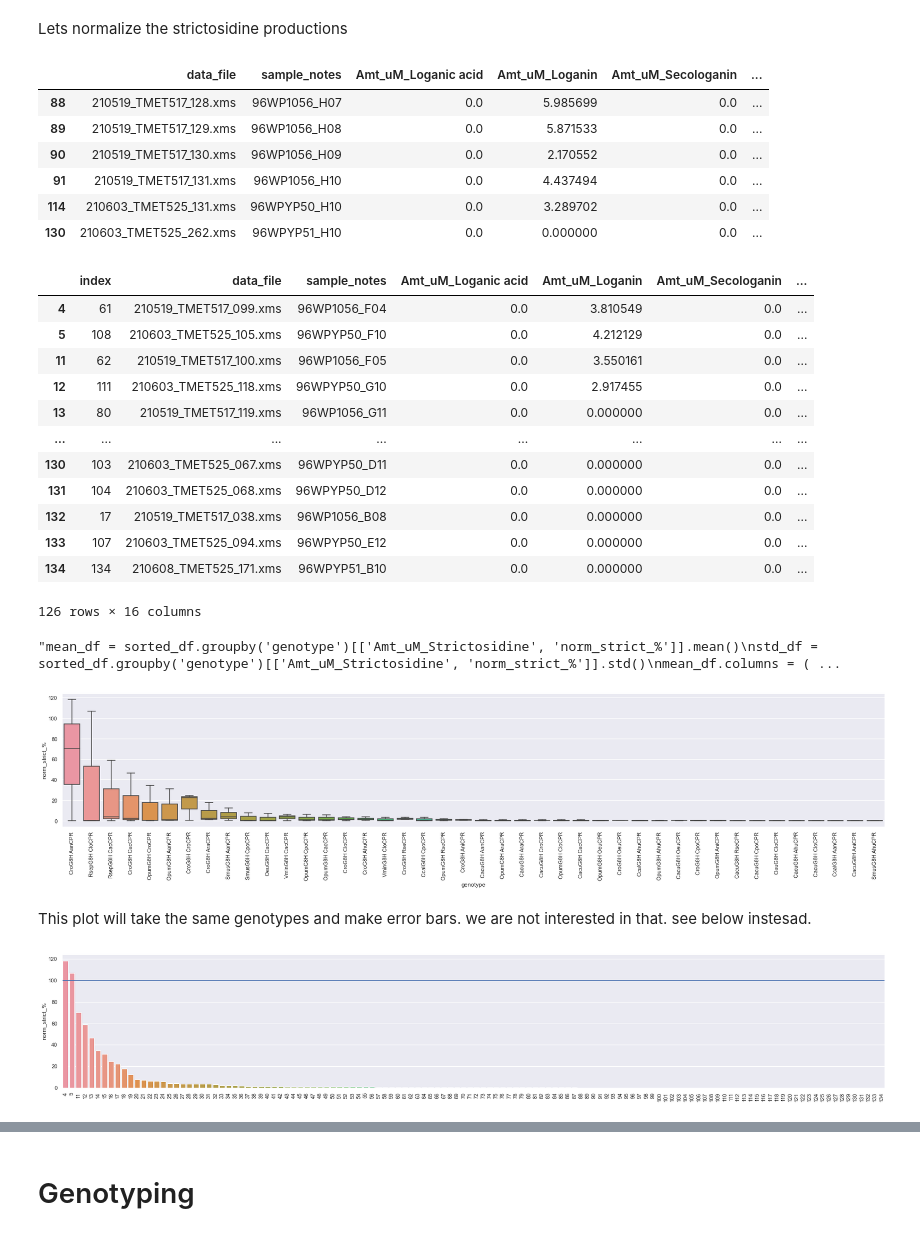
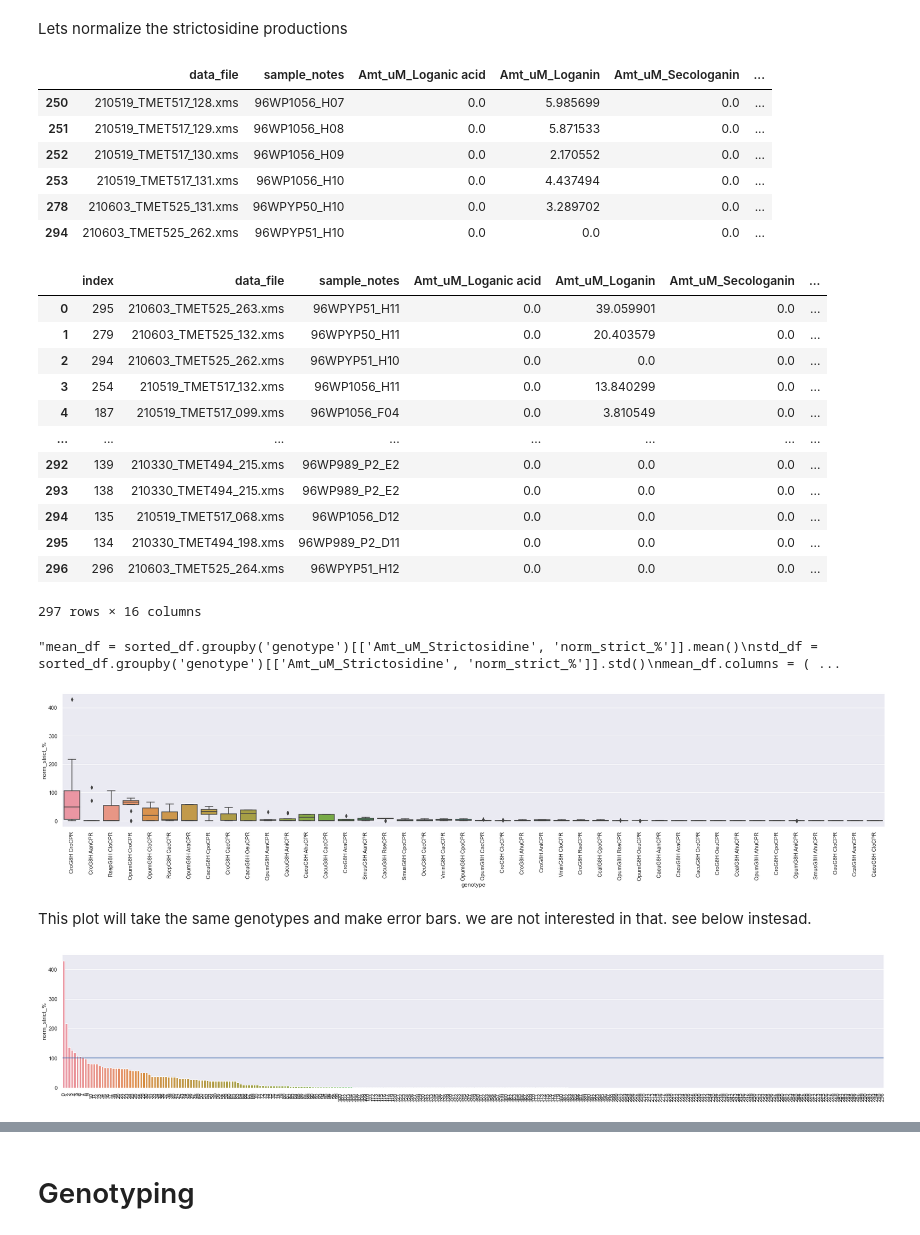
Before and after one commit to hiyama341/ConStrain, a Jupyter notebook: notebooks/5-TEST-Library_Characterization.ipynb, the cells around one changed output, grey strips where cells are left out. Cells and saved outputs as stored; diff of their text form; code cells hidden in the pictures.

```diff
--- a/notebooks/5-TEST-Library_Characterization.ipynb
+++ b/notebooks/5-TEST-Library_Characterization.ipynb
@@ -455,3 +474,10 @@ concatenated = concatenated.fillna(0)
+# %%
+# fixing the data
+for index, row in concatenated.iterrows():
+    if len(row['well']) == 2:
+        letter, number = row['well'][0:1], row['well'][1:2]
+        #print(letter, number)
+        row['well'] = letter + '0' + number
 # %%
 # copying sample to plate
 results_copy = concatenated.copy()
@@ -496,4 +606,4 @@ results_copy
 # %%
 # Merge our lcms file with the genotype/strain - THis is based on which plate it is and which well
-merged_inner1 = pd.merge(results_copy, PlateDesign, left_on=['plate','well'], right_on = ['plate','well'])
-merged_inner1
+#merged_inner1 = pd.merge(results_copy, PlateDesign, on=['plate','well'])
+#merged_inner1
@@ -521,18 +617,20 @@ control_strict_df
 # the mean from the MIA-CH-A2 strain is ~ 32
 # %% [output]
 |  | data_file | sample_notes | Amt_uM_Loganic acid | Amt_uM_Loganin | Amt_uM_Secologanin | ... |
-| 88 | 210519_TMET517_128.xms | 96WP1056_H07 | 0.0 | 5.985699 | 0.0 | ... |
-| 89 | 210519_TMET517_129.xms | 96WP1056_H08 | 0.0 | 5.871533 | 0.0 | ... |
-| 90 | 210519_TMET517_130.xms | 96WP1056_H09 | 0.0 | 2.170552 | 0.0 | ... |
-| 91 | 210519_TMET517_131.xms | 96WP1056_H10 | 0.0 | 4.437494 | 0.0 | ... |
-| 114 | 210603_TMET525_131.xms | 96WPYP50_H10 | 0.0 | 3.289702 | 0.0 | ... |
-| 130 | 210603_TMET525_262.xms | 96WPYP51_H10 | 0.0 | 0.000000 | 0.0 | ... |
+| 250 | 210519_TMET517_128.xms | 96WP1056_H07 | 0.0 | 5.985699 | 0.0 | ... |
+| 251 | 210519_TMET517_129.xms | 96WP1056_H08 | 0.0 | 5.871533 | 0.0 | ... |
+| 252 | 210519_TMET517_130.xms | 96WP1056_H09 | 0.0 | 2.170552 | 0.0 | ... |
+| 253 | 210519_TMET517_131.xms | 96WP1056_H10 | 0.0 | 4.437494 | 0.0 | ... |
+| 278 | 210603_TMET525_131.xms | 96WPYP50_H10 | 0.0 | 3.289702 | 0.0 | ... |
+| 294 | 210603_TMET525_262.xms | 96WPYP51_H10 | 0.0 | 0.0 | 0.0 | ... |
 # %%
 norm_strict_df = merged_inner1.copy()
 norm_strict_df['norm_strict_%'] = 0
 # %%
 for index, row in norm_strict_df.iterrows():
-    normalized = round(((row['Amt_uM_Strictosidine']/df_mean)*100),3)
+    #normalized = round(((row['Amt_uM_Strictosidine']/df_mean)*100),3)
+    normalized = ((row['Amt_uM_Strictosidine']/df_mean)*100)
+
     norm_strict_df.at[index, 'norm_strict_%'] = normalized
 # %%
 # we have to make all the values into floats in order to sort them
@@ -542,24 +640,24 @@ sorted_df = sorted_df.reset_index()
 
 
 # Lets remove Mia-CM3 - the control
-sorted_df = sorted_df[sorted_df['strain'] != 'MIA-CM-3' ]
-sorted_df = sorted_df[sorted_df['strain'] != 'MIA-CH-A2' ]
+#sorted_df = sorted_df[sorted_df['strain'] != 'MIA-CM-3' ]
+sorted_df_lcms = sorted_df #[sorted_df['strain'] != 'MIA-CH-A2' ]
 
-sorted_df
+sorted_df_lcms
 # %% [output]
 |  | index | data_file | sample_notes | Amt_uM_Loganic acid | Amt_uM_Loganin | Amt_uM_Secologanin | ... |
-| 4 | 61 | 210519_TMET517_099.xms | 96WP1056_F04 | 0.0 | 3.810549 | 0.0 | ... |
-| 5 | 108 | 210603_TMET525_105.xms | 96WPYP50_F10 | 0.0 | 4.212129 | 0.0 | ... |
-| 11 | 62 | 210519_TMET517_100.xms | 96WP1056_F05 | 0.0 | 3.550161 | 0.0 | ... |
-| 12 | 111 | 210603_TMET525_118.xms | 96WPYP50_G10 | 0.0 | 2.917455 | 0.0 | ... |
-| 13 | 80 | 210519_TMET517_119.xms | 96WP1056_G11 | 0.0 | 0.000000 | 0.0 | ... |
+| 0 | 295 | 210603_TMET525_263.xms | 96WPYP51_H11 | 0.0 | 39.059901 | 0.0 | ... |
+| 1 | 279 | 210603_TMET525_132.xms | 96WPYP50_H11 | 0.0 | 20.403579 | 0.0 | ... |
+| 2 | 294 | 210603_TMET525_262.xms | 96WPYP51_H10 | 0.0 | 0.0 | 0.0 | ... |
+| 3 | 254 | 210519_TMET517_132.xms | 96WP1056_H11 | 0.0 | 13.840299 | 0.0 | ... |
+| 4 | 187 | 210519_TMET517_099.xms | 96WP1056_F04 | 0.0 | 3.810549 | 0.0 | ... |
 | ... | ... | ... | ... | ... | ... | ... | ... |
-| 130 | 103 | 210603_TMET525_067.xms | 96WPYP50_D11 | 0.0 | 0.000000 | 0.0 | ... |
-| 131 | 104 | 210603_TMET525_068.xms | 96WPYP50_D12 | 0.0 | 0.000000 | 0.0 | ... |
-| 132 | 17 | 210519_TMET517_038.xms | 96WP1056_B08 | 0.0 | 0.000000 | 0.0 | ... |
-| 133 | 107 | 210603_TMET525_094.xms | 96WPYP50_E12 | 0.0 | 0.000000 | 0.0 | ... |
-| 134 | 134 | 210608_TMET525_171.xms | 96WPYP51_B10 | 0.0 | 0.000000 | 0.0 | ... |
+| 292 | 139 | 210330_TMET494_215.xms | 96WP989_P2_E2 | 0.0 | 0.0 | 0.0 | ... |
+| 293 | 138 | 210330_TMET494_215.xms | 96WP989_P2_E2 | 0.0 | 0.0 | 0.0 | ... |
+| 294 | 135 | 210519_TMET517_068.xms | 96WP1056_D12 | 0.0 | 0.0 | 0.0 | ... |
+| 295 | 134 | 210330_TMET494_198.xms | 96WP989_P2_D11 | 0.0 | 0.0 | 0.0 | ... |
+| 296 | 296 | 210603_TMET525_264.xms | 96WPYP51_H12 | 0.0 | 0.0 | 0.0 | ... |
-126 rows × 16 columns
+297 rows × 16 columns
 # %%
 '''mean_df = sorted_df.groupby('genotype')[['Amt_uM_Strictosidine', 'norm_strict_%']].mean()
 std_df = sorted_df.groupby('genotype')[['Amt_uM_Strictosidine', 'norm_strict_%']].std()
@@ -576,23 +674,23 @@ std_mean_df'''
 import seaborn as sns
 sns.set(rc = {'figure.figsize':(30,5)})
 # %%
-box_plot=sns.boxplot(x='genotype', y='norm_strict_%',data=sorted_df)
+box_plot=sns.boxplot(x='genotype', y='norm_strict_%',data=sorted_df_lcms)
 oc, labels = plt.xticks()
 box_plot.set_xticklabels(labels, rotation=90)
 #makes sure we dont see the labels
 None
 # %% [output]
-[figure, old version]
+[figure, new version]
 # %% [markdown]
 This plot will take the same genotypes and make error bars. we are not interested in that. see below instesad.
 # %%
-histogram = sns.barplot(data=sorted_df, x=sorted_df.index, y='norm_strict_%')
+histogram = sns.barplot(data=sorted_df_lcms, x=sorted_df_lcms.index, y='norm_strict_%')
 histogram.axhline(100)
 
 #plt.xticks(rotation=90)
 histogram.set_xticklabels(histogram.get_xticklabels(), rotation=90)
 # this makes sure the labels are not shown
 None
 # %% [output]
-[figure, old version]
+[figure, new version]
 # %%
```
Also changed, not shown: parts of 87 cells of this notebook, 3 other files.
